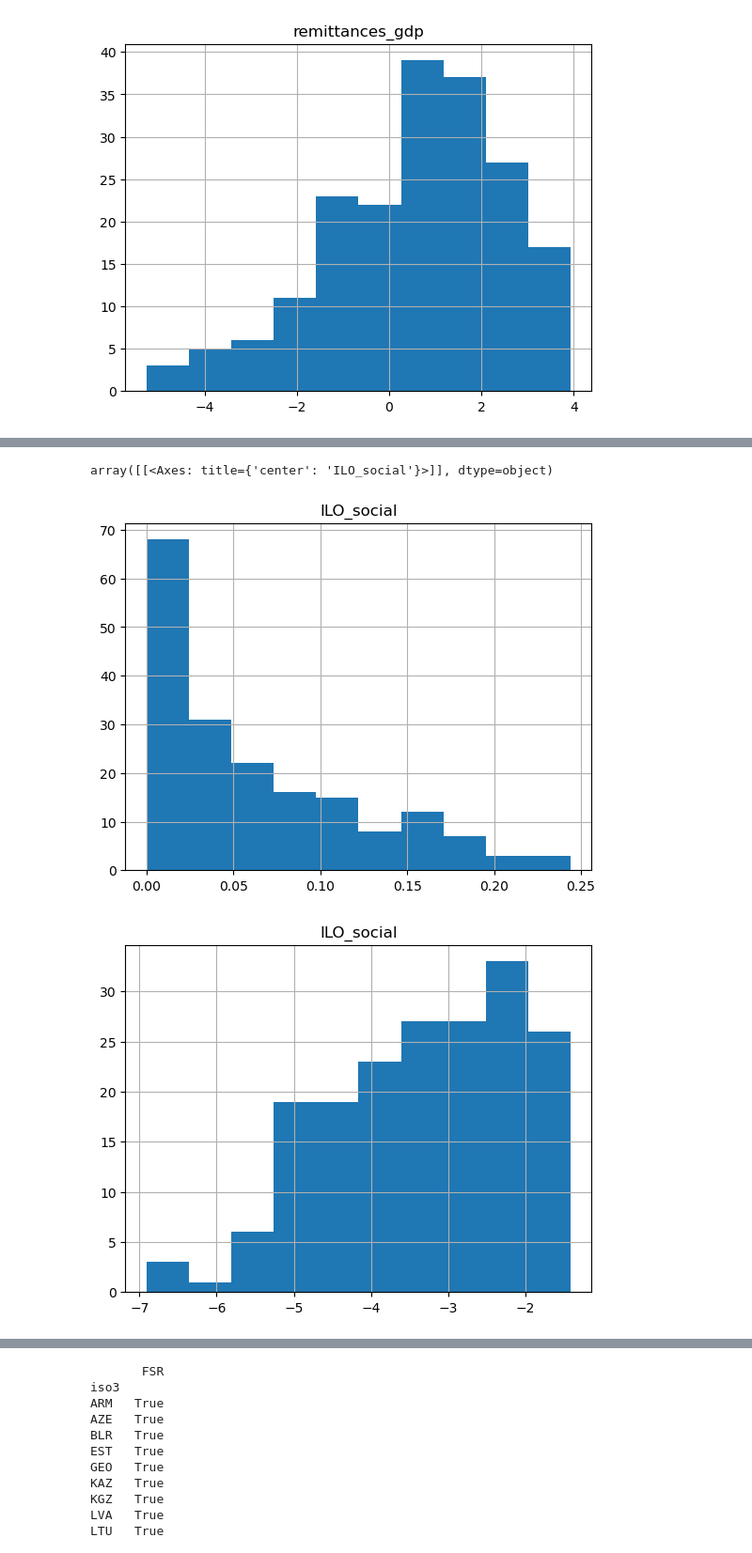
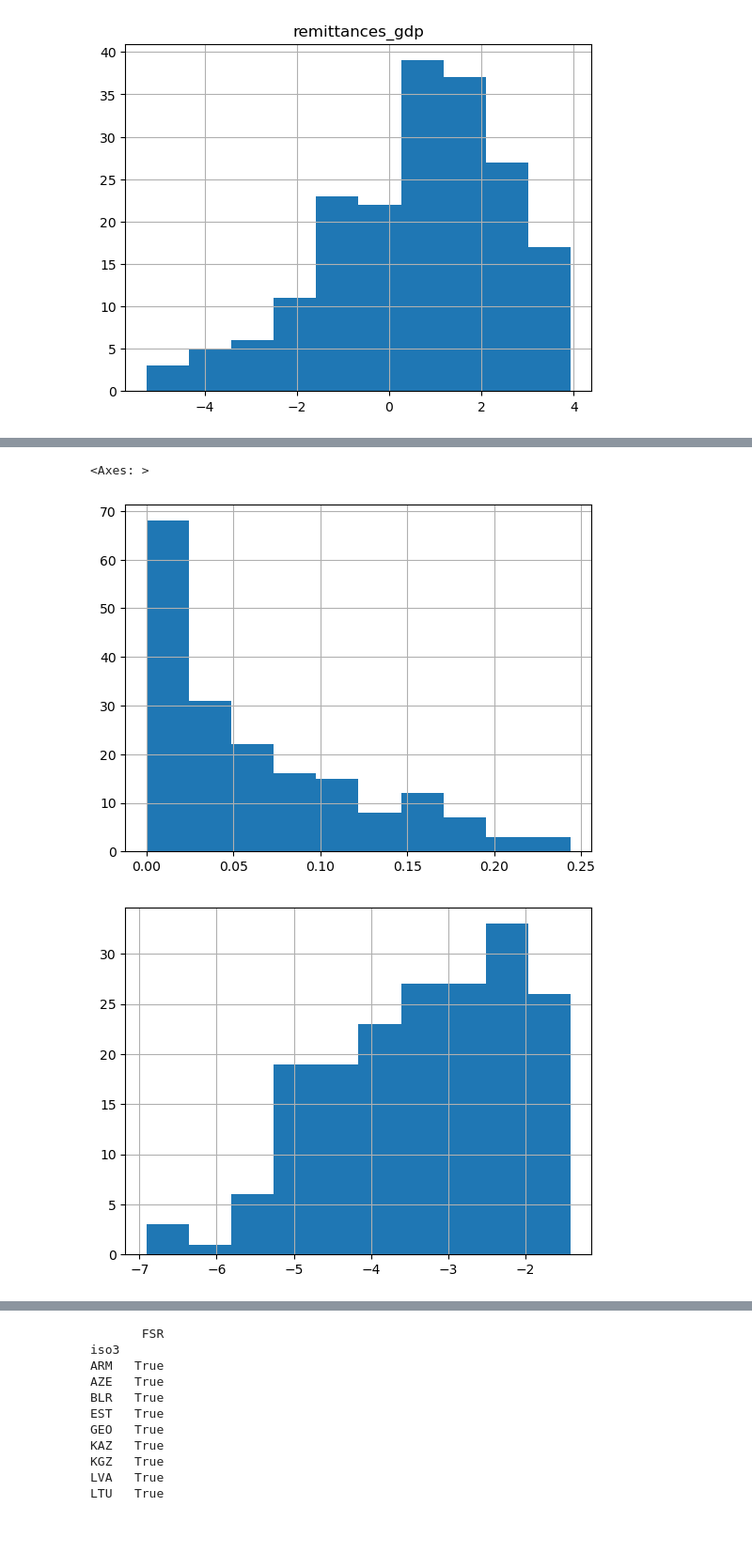
Before and after one commit to rmiddelanis/global-unbreakable-model, a Jupyter notebook: missing_aspire_regression.ipynb, the cells around one changed output, grey strips where cells are left out. Shown at 94% size. Saved outputs shown, nothing was run; the diff lists cells and outputs as text; code cells hidden in the pictures; blank space fills up the shorter version.

Commit message:
refined OLS regression models for social_share prediction

```diff
--- a/missing_aspire_regression.ipynb
+++ b/missing_aspire_regression.ipynb
@@ -112,10 +184,8 @@ array([[<Axes: title={'center': 'remittances_gdp'}>]], dtype=object)
 # %%
-social_prot_expenditure = pd.read_excel("./inputs/social_share_regression/ILO/tableA4.3_data.xlsx", index_col=0)
-social_prot_expenditure = social_prot_expenditure["Total expenditure on social protection (excluding health)"]
-social_prot_expenditure.rename('ILO_social', inplace=True)
-social_prot_expenditure = social_prot_expenditure.replace('...', np.nan).dropna()
-social_prot_expenditure = social_prot_expenditure.astype(float)
-social_prot_expenditure /= 100
-social_prot_expenditure = df_to_iso3(social_prot_expenditure.reset_index(), 'country', any_to_wb).set_index('iso3').drop('country', axis=1)
+ILO_A4_3 = pd.read_excel("./inputs/social_share_regression/ILO/tableA4.3_data.xlsx", na_values=['…', '...'])
+ILO_A4_3 = df_to_iso3(ILO_A4_3, 'country', any_to_wb).set_index('iso3').drop('country', axis=1)
+social_prot_expenditure = (ILO_A4_3['Total expenditure on social protection (excluding health)'].astype(float) / 100).dropna().squeeze().rename('ILO_social_expenditure')
+health_expenditure = (ILO_A4_3['Domestic general government health expenditure (GGHE-D), WHO'].astype(float) / 100).dropna().squeeze().rename('ILO_health_expenditure')
 print(social_prot_expenditure)
+print(health_expenditure)
 # %% [output]
@@ -137,7 +209,8 @@ GBR        0.151
 # %%
 social_prot_expenditure.hist()
+plt.subplots()
 np.log(social_prot_expenditure[social_prot_expenditure > 0]).hist()
 # %% [output]
-array([[<Axes: title={'center': 'ILO_social'}>]], dtype=object)
+<Axes: >
-[figure, old version]
+[figure, new version]
-[figure, old version]
+[figure, new version]
```
Also changed, not shown: parts of 88 cells of this notebook, 3 other files.
